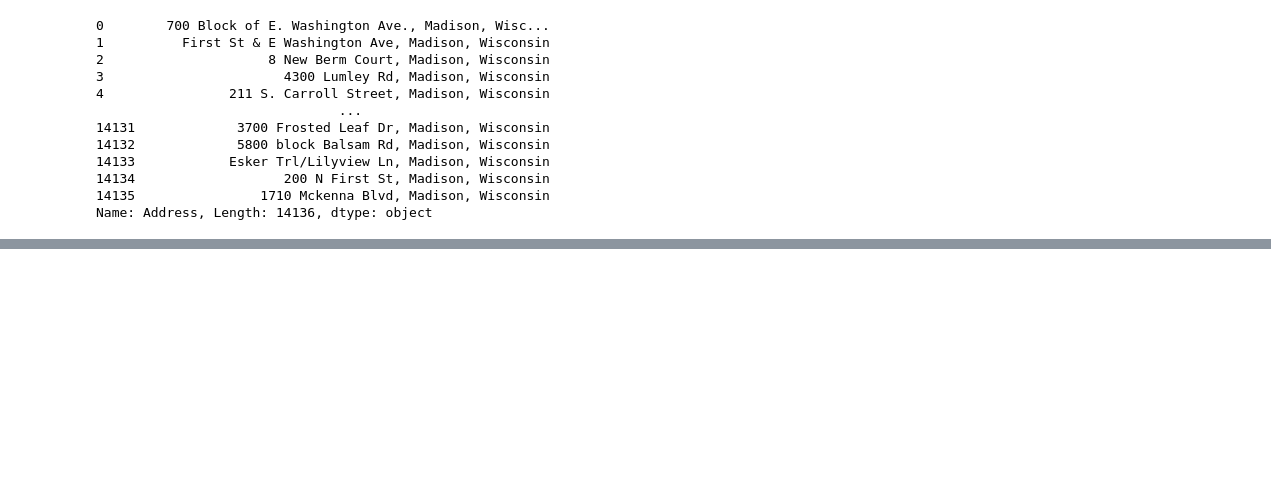
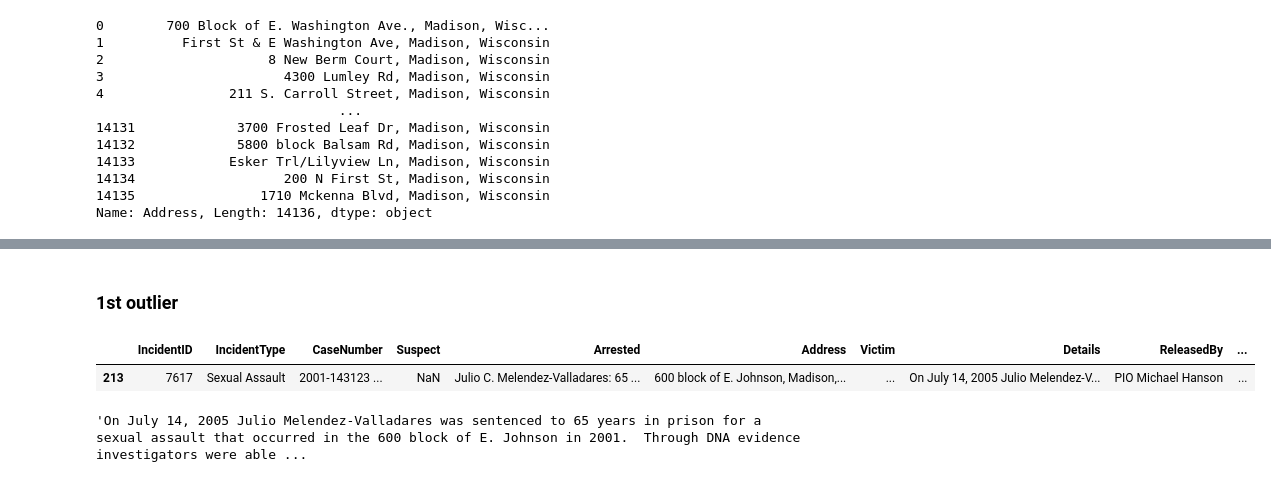
Before and after one commit to AGoyal0512/CS298, a Jupyter notebook: PoliceCleaning.ipynb, the cells around one changed output, grey strips where cells are left out. Cells and saved outputs as stored; diff of their text form; code cells hidden in the pictures; blank space fills up the shorter version.

```diff
--- a/PoliceCleaning.ipynb
+++ b/PoliceCleaning.ipynb
@@ -155,0 +201,12 @@ df
+# %% [markdown]
+### 1st outlier
+# %%
+df_out = df[df['IncidentID'] == 7617]
+df_out
+# %% [output]
+|  | IncidentID | IncidentType | CaseNumber | Suspect | Arrested | Address | Victim | Details | ReleasedBy | ... |
+| 213 | 7617 | Sexual Assault | 2001-143123 ... | NaN | Julio C. Melendez-Valladares: 65 ... | 600 block of E. Johnson, Madison,... | ... | On July 14, 2005 Julio Melendez-V... | PIO Michael Hanson | ... |
+# %%
+df_out['Details'][213]
+# %% [output]
+'On July 14, 2005 Julio Melendez-Valladares was sentenced to 65 years in prison for a sexual assault that occurred in the 600 block of E. Johnson in 2001.  Through DNA evidence investigators were able ...
```
Also changed, not shown: parts of 44 cells of this notebook.
